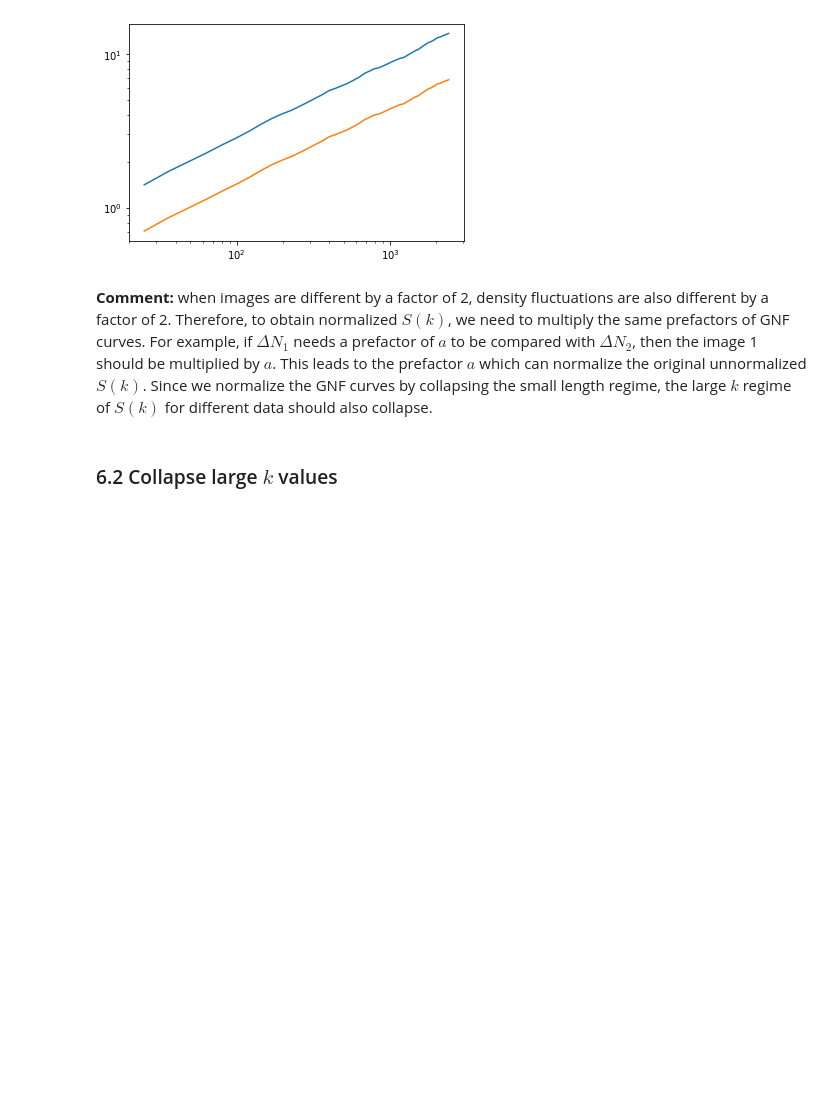
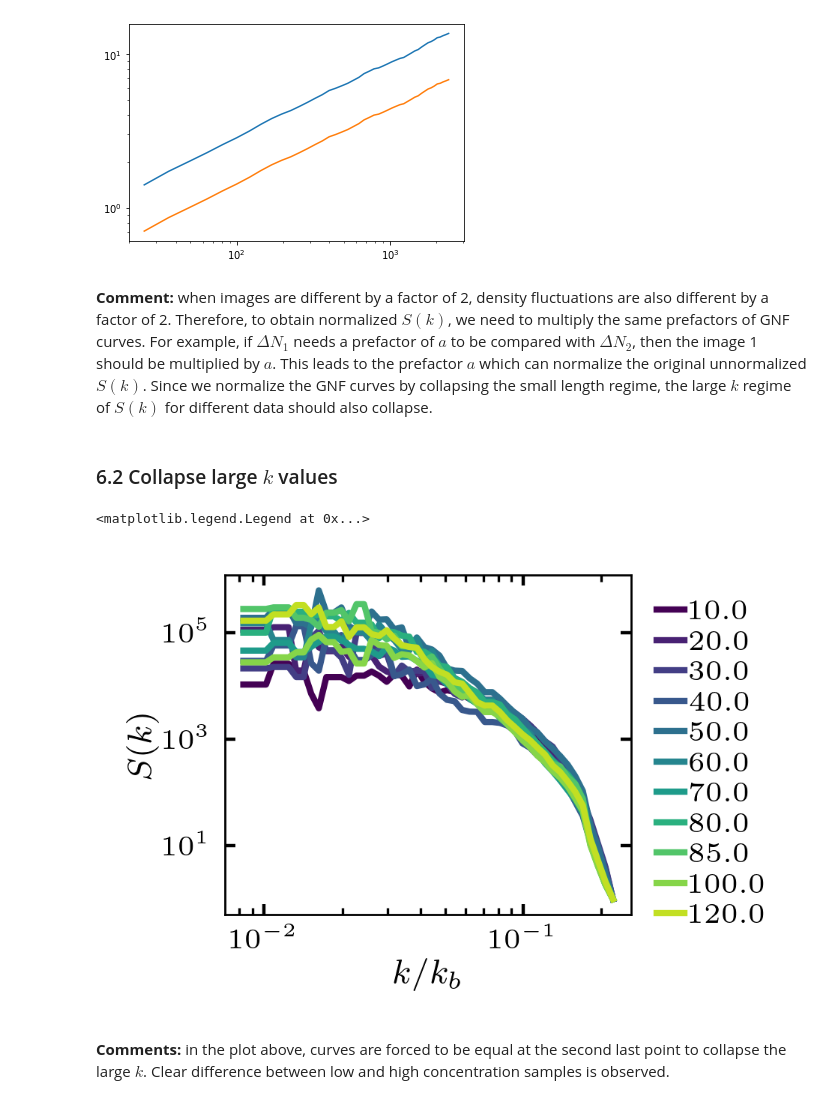
Before and after one commit to ZLoverty/Python, a Jupyter notebook: Correlation/src/fig-5_energy-spectrum.ipynb, the cells around one changed output. Cells and saved outputs as stored; diff of their text form; code cells hidden in the pictures; blank space fills up the shorter version.

Commit message:
Finish static structure analysis
Two normalizations are used

```diff
--- a/Correlation/src/fig-5_energy-spectrum.ipynb
+++ b/Correlation/src/fig-5_energy-spectrum.ipynb
@@ -50,8 +51,8 @@ from matplotlib import cm
 <font color='red'>**CHECK AND RUN THE BLOCK BELOW TO INITIATE ESSENTIAL VARIABLES**</font>
 # %%
 color_dict, marker_list = unified_symbols() # keep color and symbol consistent across different plot, for same concentrations
-data_master_dir = '/home/zhengyang/data/DF' # data folder: Google drive for now, but may change in the future
-# tm.prl('1-column-2-panel') # control the default plotting configurations, now I realize the parameters should vary from plot to plot
+data_master_dir = r'C:\Users\liuzy\Google Drive\Research projects\DF\data' # data folder: Google drive for now, but may change in the future
+tm.prl('1-column-2-panel') # control the default plotting configurations, now I realize the parameters should vary from plot to plot
 log_df = experiment_log()
 n0_to_vf = 0.08 # n0 to volume fraction
 # %% [output]
@@ -917,0 +937,42 @@ plt.loglog()
+# %%
+data_master_dir = r'D:\DF'
+# plot all concentrations, ranging from 0 to 120
+log_aug = log_df.loc[(log_df['date']=='08032020')|
+                    (log_df['date']=='08042020')|
+                    (log_df['date']=='08052020')|
+                    (log_df['date']=='08062020')]
+# %%
+l = log_aug.drop_duplicates('conc').sort_values(by='conc')
+viridis = cm.get_cmap('viridis', len(l))
+count = 0
+kb = 2 * np.pi / 3
+for num, i in l.iterrows():
+    if i.conc == 0:
+        continue
+    stack = np.load(os.path.join(data_master_dir, i.date,
+                                 'small_imseq', '{:02d}'.format(i.run_number), 'stack.npy'))
+    df_list = []
+    for rho in stack[-300:-1:10]:
+        xy_df = static_structure(rho, 8.33, n=50)
+        xy_df.y = xy_df.y
+        df_list.append(xy_df)
+    df = pd.concat(df_list).sort_values(by='x')
+    x, y = xy_bin(df.x, df.y, n=50)
+    xy_df = pd.DataFrame({'x': x, 'y':y}).assign(conc=i.conc).fillna(method='pad').fillna(method='bfill')
+    plt.plot(xy_df.x/kb, np.array(xy_df.y/xy_df.y.iloc[-1]), label=i.conc, color=viridis(count))
+    if count == 0:
+        structure_data = xy_df
+    else:
+        structure_data = pd.concat([structure_data, xy_df])
+    count += 1
+
+plt.loglog()
+# plt.ylim([1e-1, 1e6])
+plt.xlabel('$k/k_b$')
+plt.ylabel('$S(k)$')
+plt.legend(bbox_to_anchor=(1, 1))
+# %% [output]
+<matplotlib.legend.Legend at 0x...>
+[figure, added]
+# %% [markdown]
+**Comments:** in the plot above, curves are forced to be equal at the second last point to collapse the large $k$. Clear difference between low and high concentration samples is observed.
```
Also changed, not shown: parts of 24 cells of this notebook.
